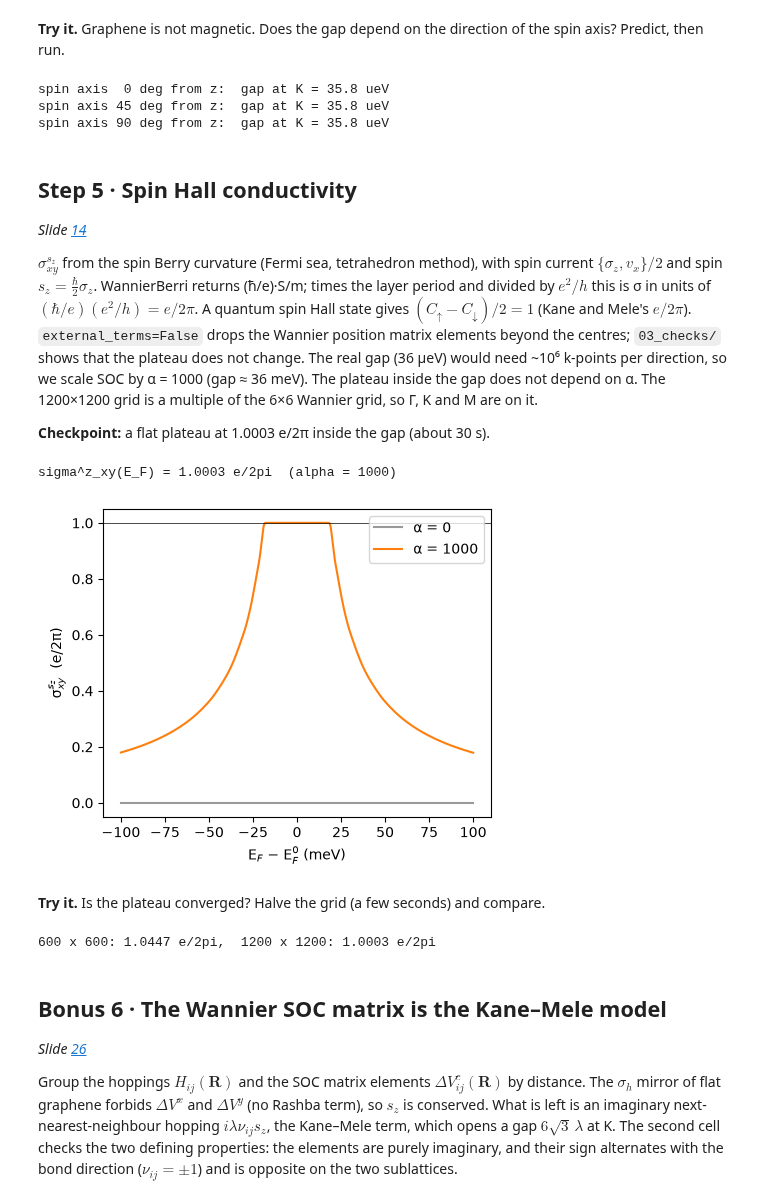
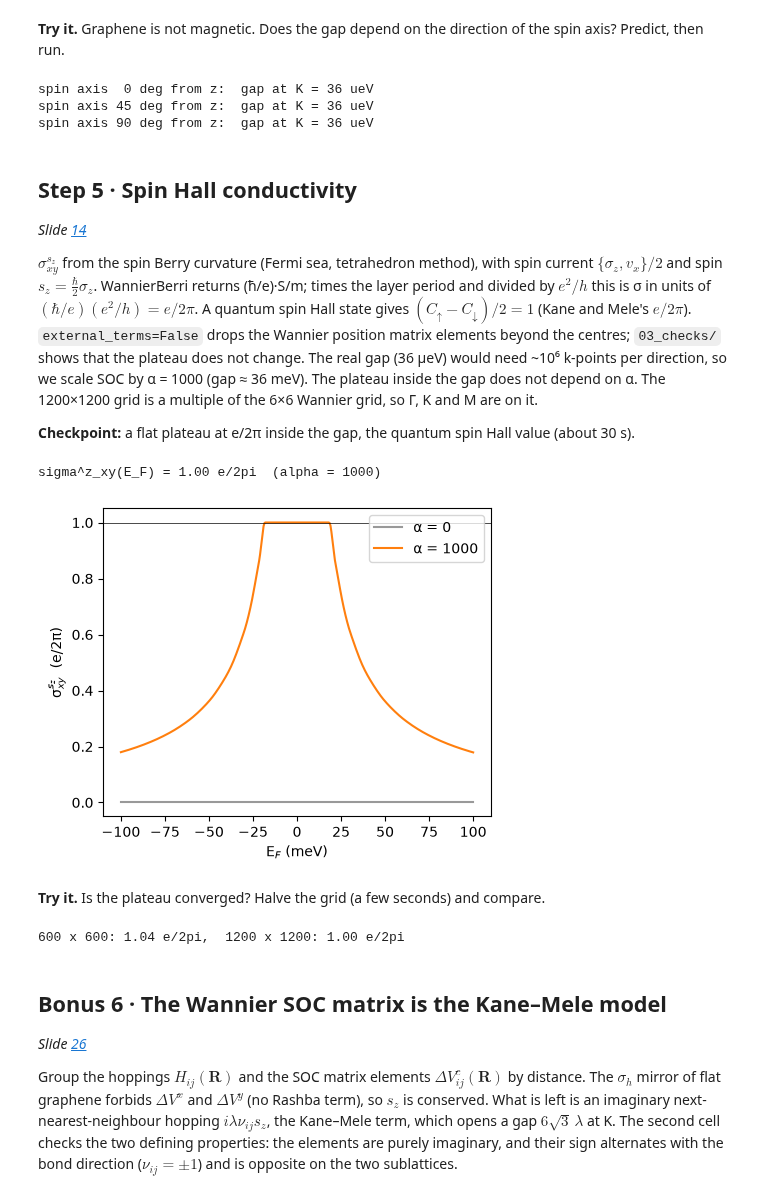
Before and after one commit to yaroslav-zhumagulov/yaroslav-zhumagulov.github.io, a Jupyter notebook: demos/nm4qm-2026/reference/graphene.ipynb, the cells around one changed output. Drawn from its saved outputs; the diff is of its cells as text; code cells hidden in the pictures.

```diff
--- a/demos/nm4qm-2026/reference/graphene.ipynb
+++ b/demos/nm4qm-2026/reference/graphene.ipynb
@@ -151,5 +153,6 @@ energy = wb.calculators.tabulate.Energy(degen_thresh=1e-8)
 for alpha in [0, 1]:
     system.set_soc_axis(alpha_soc=alpha)
     E = wb.evaluate_k(system, k=K, calculators={"E": energy}).data[0] - EF
-    print(f"alpha = {alpha}:  E(K) - EF = {np.round(E * 1e6, 1)} ueV,  gap = {(E[2] - E[1]) * 1e6:.1f} ueV")
+    print(f"alpha = {alpha}:  gap at K = {(E[2] - E[1]) * 1e6:.0f} ueV, "
+          f"centred {(E[1] + E[2]) / 2 * 1e6:.0f} ueV above E_F")
 # %% [output]
@@ -215,12 +219,12 @@ gap at K:  alpha = 0.0:  0.0 ueV,  alpha = 0.2:  7.2 ueV,  alpha = 0.4: 14.3 ueV
 for theta in (0, 45, 90):
     system.set_soc_axis(theta=theta, phi=0, alpha_soc=1, units="degrees")
     E = wb.evaluate_k(system, k=K, calculators={"E": energy}).data[0] - EF
-    print(f"spin axis {theta:2d} deg from z:  gap at K = {(E[2] - E[1]) * 1e6:.1f} ueV")
+    print(f"spin axis {theta:2d} deg from z:  gap at K = {(E[2] - E[1]) * 1e6:.0f} ueV")
 system.set_soc_axis(alpha_soc=1)
 # %% [output]
-spin axis  0 deg from z:  gap at K = 35.8 ueV
-spin axis 45 deg from z:  gap at K = 35.8 ueV
-spin axis 90 deg from z:  gap at K = 35.8 ueV
+spin axis  0 deg from z:  gap at K = 36 ueV
+spin axis 45 deg from z:  gap at K = 36 ueV
+spin axis 90 deg from z:  gap at K = 36 ueV
 # %% [markdown]
 ## Step 5 · Spin Hall conductivity
 *Slide [14](https://yaroslav-zhumagulov.github.io/demos/nm4qm-2026/slides/#s10)*
@@ -233,47 +237,47 @@ The real gap (36 μeV) would need ~10⁶ k-points per direction, so we scale SOC
 (gap ≈ 36 meV). The plateau inside the gap does not depend on α. The 1200×1200 grid
 is a multiple of the 6×6 Wannier grid, so Γ, K and M are on it.
 
-**Checkpoint:** a flat plateau at 1.0003 e/2π inside the gap (about 30 s).
+**Checkpoint:** a flat plateau at e/2π inside the gap, the quantum spin Hall value (about 30 s).
 # %%
 try:
     ray_init(logging_level="error", log_to_driver=False)   # k-points in parallel on all cores, quietly
 except ImportError:
     print("Ray is not installed: running in serial, several times slower")
 Efermi = np.linspace(EF - 0.1, EF + 0.1, 401)
 shc = wb.calculators.static.SHC(Efermi=Efermi, tetra=True,
                                 kwargs_formula={"spin_current_type": "simple", "external_terms": False})
 e2h = 3.874045865e-5                    # e^2/h in S
 c = system.real_lattice[2, 2] * 1e-10   # layer period in m: S/m -> S per layer
 
 sigma = {}
 for alpha in [0, 1000]:
     system.set_soc_axis(alpha_soc=alpha)
     result = wb.run(system, grid=wb.Grid(system, NK=(1200, 1200, 1)), calculators={"shc": shc},
                     fout_name="wannier/graphene", print_progress_step_time=60)
     sigma[alpha] = result.results["shc"].data[:, 0, 1, 2] * c / e2h
 i0 = np.argmin(np.abs(Efermi - EF))
-print(f"sigma^z_xy(E_F) = {sigma[1000][i0]:.4f} e/2pi  (alpha = 1000)")
+print(f"sigma^z_xy(E_F) = {sigma[1000][i0]:.2f} e/2pi  (alpha = 1000)")
 
 fig, ax = plt.subplots(figsize=(5, 4))
 ax.plot((Efermi - EF) * 1e3, sigma[0], color="0.6", label="α = 0")
 ax.plot((Efermi - EF) * 1e3, sigma[1000], color="C1", label="α = 1000")
 ax.axhline(1, color="k", lw=0.5)
-ax.set_xlabel("E$_F$ − E$_F^{0}$ (meV)")
+ax.set_xlabel("E$_F$ (meV)")
 ax.set_ylabel("σ$^{s_z}_{xy}$  (e/2π)")
 ax.legend()
 np.savez("results/graphene_shc.npz", E=Efermi - EF, sigma0=sigma[0], sigma1000=sigma[1000])
 # %% [output]
-sigma^z_xy(E_F) = 1.0003 e/2pi  (alpha = 1000)
+sigma^z_xy(E_F) = 1.00 e/2pi  (alpha = 1000)
-[figure, old version]
+[figure, new version]
 # %% [markdown]
 **Try it.** Is the plateau converged? Halve the grid (a few seconds) and compare.
 # %%
 result = wb.run(system, grid=wb.Grid(system, NK=(600, 600, 1)), calculators={"shc": shc},
                 fout_name="wannier/graphene", print_progress_step_time=60)
 sigma_600 = result.results["shc"].data[:, 0, 1, 2] * c / e2h
-print(f"600 x 600: {sigma_600[i0]:.4f} e/2pi,  1200 x 1200: {sigma[1000][i0]:.4f} e/2pi")
+print(f"600 x 600: {sigma_600[i0]:.2f} e/2pi,  1200 x 1200: {sigma[1000][i0]:.2f} e/2pi")
 # %% [output]
-600 x 600: 1.0447 e/2pi,  1200 x 1200: 1.0003 e/2pi
+600 x 600: 1.04 e/2pi,  1200 x 1200: 1.00 e/2pi
 # %% [markdown]
 ## Bonus 6 · The Wannier SOC matrix is the Kane–Mele model
 *Slide [26](https://yaroslav-zhumagulov.github.io/demos/nm4qm-2026/slides/#b1)*
```
Also changed, not shown: parts of 14 cells of this notebook, 31 other files.
